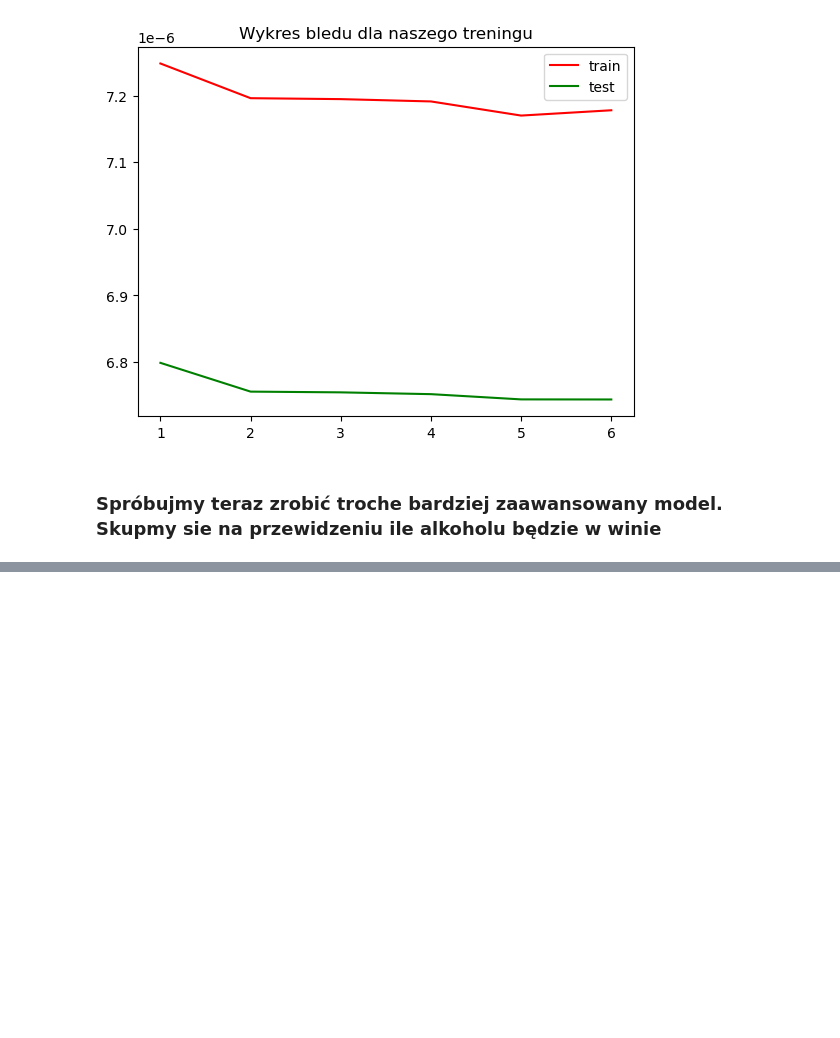
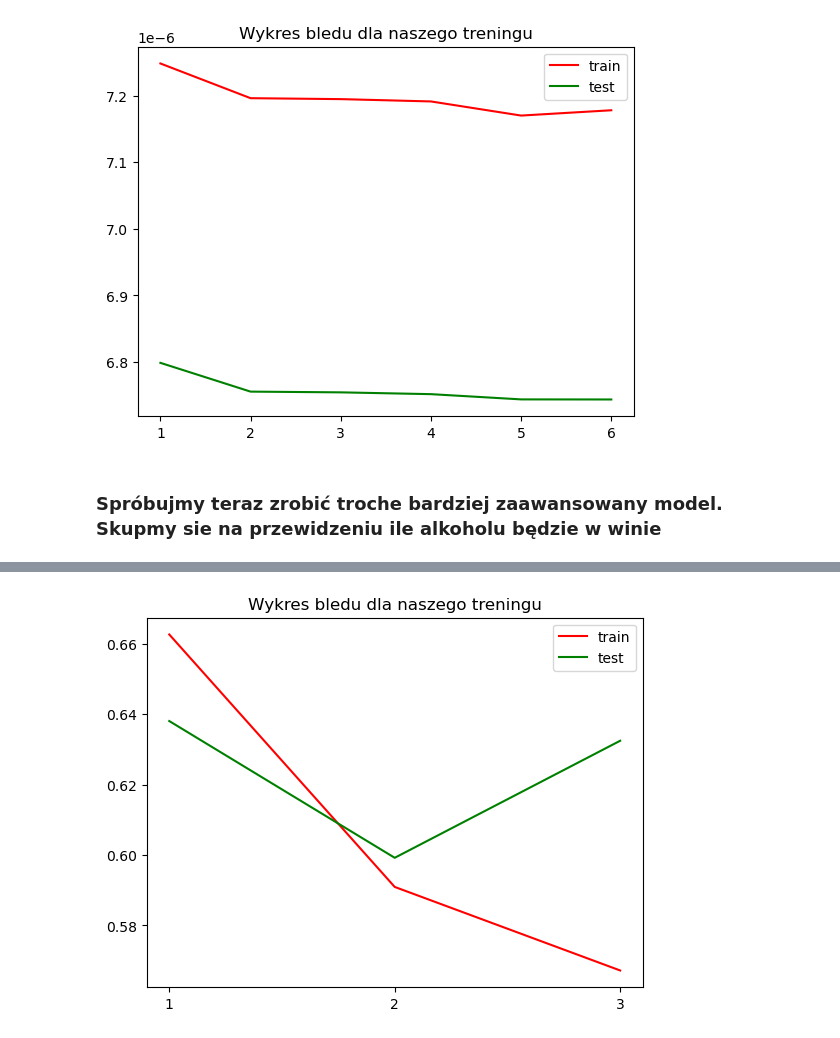
Before and after one commit to JHeczko/dataScience_kurs, a Jupyter notebook: Regression/Advanced/regression_advanced.ipynb, the cells around one changed output, grey strips where cells are left out. Cells and saved outputs as stored; diff of their text form; code cells hidden in the pictures; blank space fills up the shorter version.

```diff
--- a/Regression/Advanced/regression_advanced.ipynb
+++ b/Regression/Advanced/regression_advanced.ipynb
@@ -341,0 +374,23 @@ Współczynniki dla danego modelu o stopniu 6 są odpowiednie [0.0, 6.9174033405
+# %%
+error_train = []
+error_test = []
+degree_num = 4
+
+for degree in range(1,degree_num):
+
+    poly = PolynomialFeatures(degree=degree)
+    model = Lasso(0.17, max_iter=20000)
+
+    x_trans_train = poly.fit_transform(x_train)
+    model.fit(x_trans_train, y_train)
+
+    error_train.append(mean_squared_error(model.predict(x_trans_train), y_train))
+    error_test.append(mean_squared_error(model.predict(poly.fit_transform(x_test)),y_test))
+plt.title("Wykres bledu dla naszego treningu")
+plt.plot([i for i in range(1,degree_num)],error_train, color='red')
+plt.plot([i for i in range(1,degree_num)],error_test, color='green')
+plt.xticks([i for i in range(1,degree_num)])
+plt.legend(['train','test'])
+plt.show()
+# %% [output]
+[figure, added]
```
Also changed, not shown: parts of 7 cells of this notebook.
